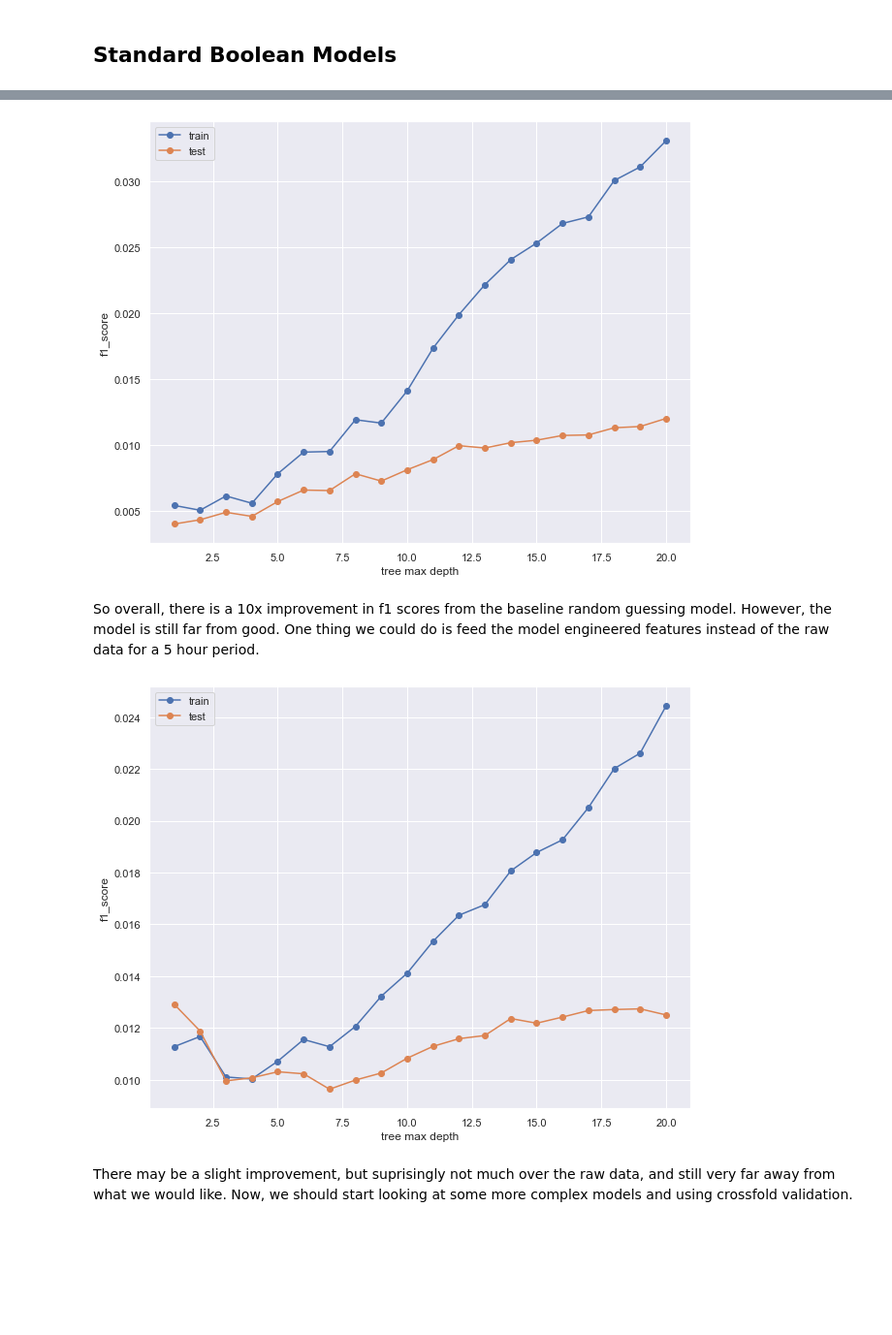
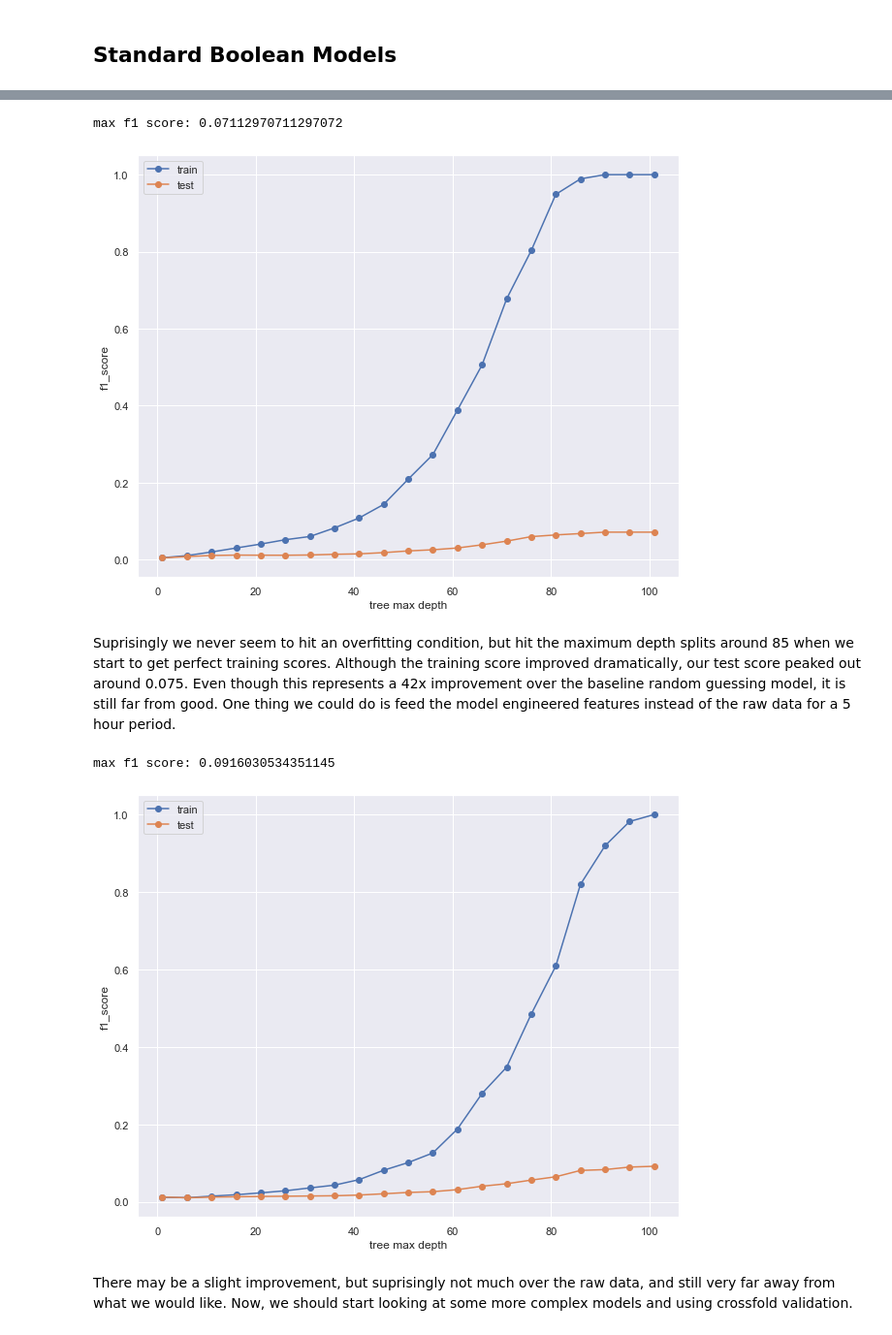
Before and after one commit to scosam/PredictiveMaintenance, a Jupyter notebook: notebooks/Preprocessing and Modeling.ipynb, the cells around one changed output, grey strips where cells are left out. Shown at 97% size. Drawn from its saved outputs; the diff is of its cells as text; code cells hidden in the pictures; blank space fills up the shorter version.

```diff
--- a/notebooks/Preprocessing and Modeling.ipynb
+++ b/notebooks/Preprocessing and Modeling.ipynb
@@ -158,12 +165,2 @@ for i in range(1, 101):
 # %% [markdown]
 ## Merge All Machines
-# %%
-raw_vals = pd.DataFrame(columns = raw_roll_mach_data[0].columns)
-feat_vals = pd.DataFrame(columns = feat_roll_mach_data[0].columns)
-
-for i in range(100):
-    raw_vals = pd.concat([raw_vals, raw_roll_mach_data[i]], axis=0, ignore_index=True)
-    feat_vals = pd.concat([feat_vals, feat_roll_mach_data[i]], axis=0, ignore_index=True)
-
-raw_vals.fillna(0, inplace=True)
-feat_vals.fillna(0, inplace=True)
@@ -221,7 +217,15 @@ Due to the nature of the problem and how little failures there are (700 in total
 # %% [markdown]
 ## Standard Boolean Models
 # %%
-X_train, X_test, y_train, y_test = normalize(raw_vals, 0.3, ['errorID', 'Maint'])
+wndw_size = 5 #use most the 5 most recent sensor values
+offset = 5 # predict failure 5 timestamps in the future
+test_size = 0.3
+excluded = ['errorID', 'Maint']
+
+raw_rolled = agg_feats(mach_data, wndw_size, 'raw')
+raw_rolled = add_logs(raw_rolled, maint_log, err_log, fail_log, offset)
+raw_vals = merge_data(raw_rolled)
+X_train, X_test, y_train, y_test = normalize(raw_vals, test_size, excluded)
 
 dummy_f1 = [] #get multiple f1 scores to determine the distribution
 for i in range(200):
@@ -241,45 +249,58 @@ A random guessing model results in a f1 score of approximately 0, with the avera
 # %%
 tree_f1_train = []
 tree_f1_test = []
+max_depth = 102
 
-for i in range(1, 21):
+for i in range(1, max_depth, 5):
     tree_raw = DecisionTreeClassifier(max_depth=i, class_weight='balanced', random_state=100) # increases the weighting of the failure due to there being less of them
     tree_raw.fit(X_train, y_train)
     tree_f1_train.append(f1_score(y_train, tree_raw.predict(X_train)))
     tree_f1_test.append(f1_score(y_test, tree_raw.predict(X_test)))
 
+print('max f1 score: {}'.format(max(tree_f1_test)))
 fig = plt.figure(figsize=(10,8))
-plt.plot(range(1,21), tree_f1_train, marker='o', label='train')
-plt.plot(range(1,21), tree_f1_test, marker='o', label='test')
+plt.plot(range(1, max_depth, 5), tree_f1_train, marker='o', label='train')
+plt.plot(range(1, max_depth, 5), tree_f1_test, marker='o', label='test')
 plt.legend()
 plt.ylabel('f1_score')
 plt.xlabel('tree max depth')
 
 plt.show()
 # %% [output]
+max f1 score: 0.07112970711297072
-[figure, old version]
+[figure, new version]
 # %% [markdown]
-So overall, there is a 10x improvement in f1 scores from the baseline random guessing model. However, the model is still far from good. One thing we could do is feed the model engineered features instead of the raw data for a 5 hour period.
+Suprisingly we never seem to hit an overfitting condition, but hit the maximum depth splits around 85 when we start to get perfect training scores. Although the training score improved dramatically, our test score peaked out around 0.075. Even though this represents a 42x improvement over the baseline random guessing model, it is still far from good. One thing we could do is feed the model engineered features instead of the raw data for a 5 hour period.
 # %%
+feat_list = ['min', 'max', 'mean', 'sum', 'std', 'skew', 'kurt']
+test_size = 0.3
+excluded = ['errorID', 'Maint']
+
+feat_rolled = agg_feats(mach_data, wndw_size, feat_list)
+feat_rolled = add_logs(feat_rolled, maint_log, err_log, fail_log, offset)
+feat_vals = merge_data(feat_rolled)
+X_train, X_test, y_train, y_test = normalize(feat_vals, test_size, excluded)
+
 tree_f1_train = []
 tree_f1_test = []
 
-X_train, X_test, y_train, y_test = normalize(feat_vals, 0.3, ['errorID', 'Maint']) # using our engineered features
-for i in range(1, 21):
+for i in range(1, max_depth, 5):
     tree_raw = DecisionTreeClassifier(max_depth=i, class_weight='balanced', random_state=100) # increases the weighting of the failure due to there being less of them
     tree_raw.fit(X_train, y_train)
     tree_f1_train.append(f1_score(y_train, tree_raw.predict(X_train)))
     tree_f1_test.append(f1_score(y_test, tree_raw.predict(X_test)))
 
+print('max f1 score: {}'.format(max(tree_f1_test)))
 fig = plt.figure(figsize=(10,8))
-plt.plot(range(1,21), tree_f1_train, marker='o', label='train')
-plt.plot(range(1,21), tree_f1_test, marker='o', label='test')
+plt.plot(range(1,max_depth, 5), tree_f1_train, marker='o', label='train')
+plt.plot(range(1,max_depth, 5), tree_f1_test, marker='o', label='test')
 plt.legend()
 plt.ylabel('f1_score')
 plt.xlabel('tree max depth')
 
 plt.show()
 # %% [output]
+max f1 score: 0.0916030534351145
-[figure, old version]
+[figure, new version]
 # %% [markdown]
 There may be a slight improvement, but suprisingly not much over the raw data, and still very far away from what we would like. Now, we should start looking at some more complex models and using crossfold validation.
```
Also changed, not shown: parts of 21 cells of this notebook, 2 other files.
